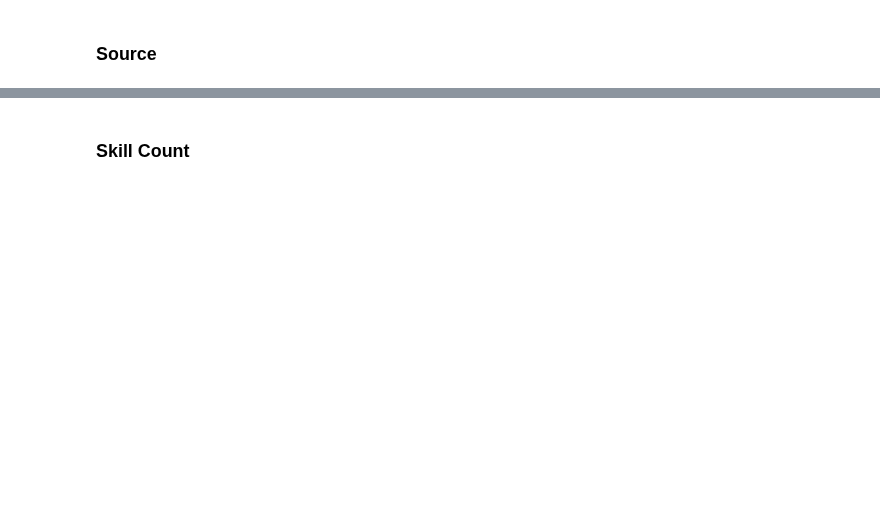
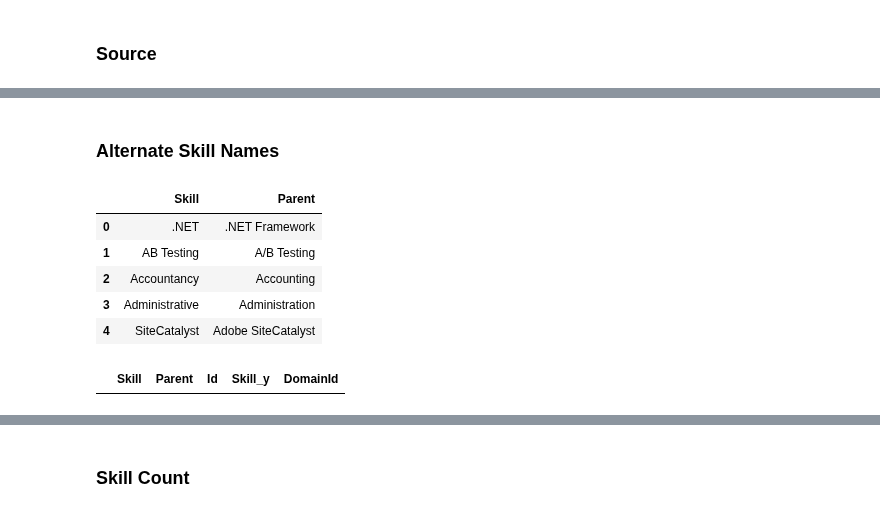
Before and after one commit to binxuankong/skills-ontology-project, a Jupyter notebook: To Acceltic.ipynb, the cells around one changed output, grey strips where cells are left out. Cells and saved outputs as stored; diff of their text form; code cells hidden in the pictures; blank space fills up the shorter version.

```diff
--- a/To Acceltic.ipynb
+++ b/To Acceltic.ipynb
@@ -79,0 +109,18 @@ df_source.head()
+# %% [markdown]
+### Alternate Skill Names
+# %%
+df_alternate = pd.read_excel('skills/Other Skills.xlsx', sheet_name='Duplicates')
+df_alternate.head()
+# %% [output]
+|  | Skill | Parent |
+| 0 | .NET | .NET Framework |
+| 1 | AB Testing | A/B Testing |
+| 2 | Accountancy | Accounting |
+| 3 | Administrative | Administration |
+| 4 | SiteCatalyst | Adobe SiteCatalyst |
+# %%
+df_a2 = df_alternate.merge(df_skills, left_on='Parent', right_on='Skill', how='left')
+df_a2 = df_a2.rename(columns={'Skill_x': 'Skill'})
+df_a2.loc[df_a2['Id'].isna()]
+# %% [output]
+|  | Skill | Parent | Id | Skill_y | DomainId |
```
Also changed, not shown: parts of 15 cells of this notebook, 10 other files.
